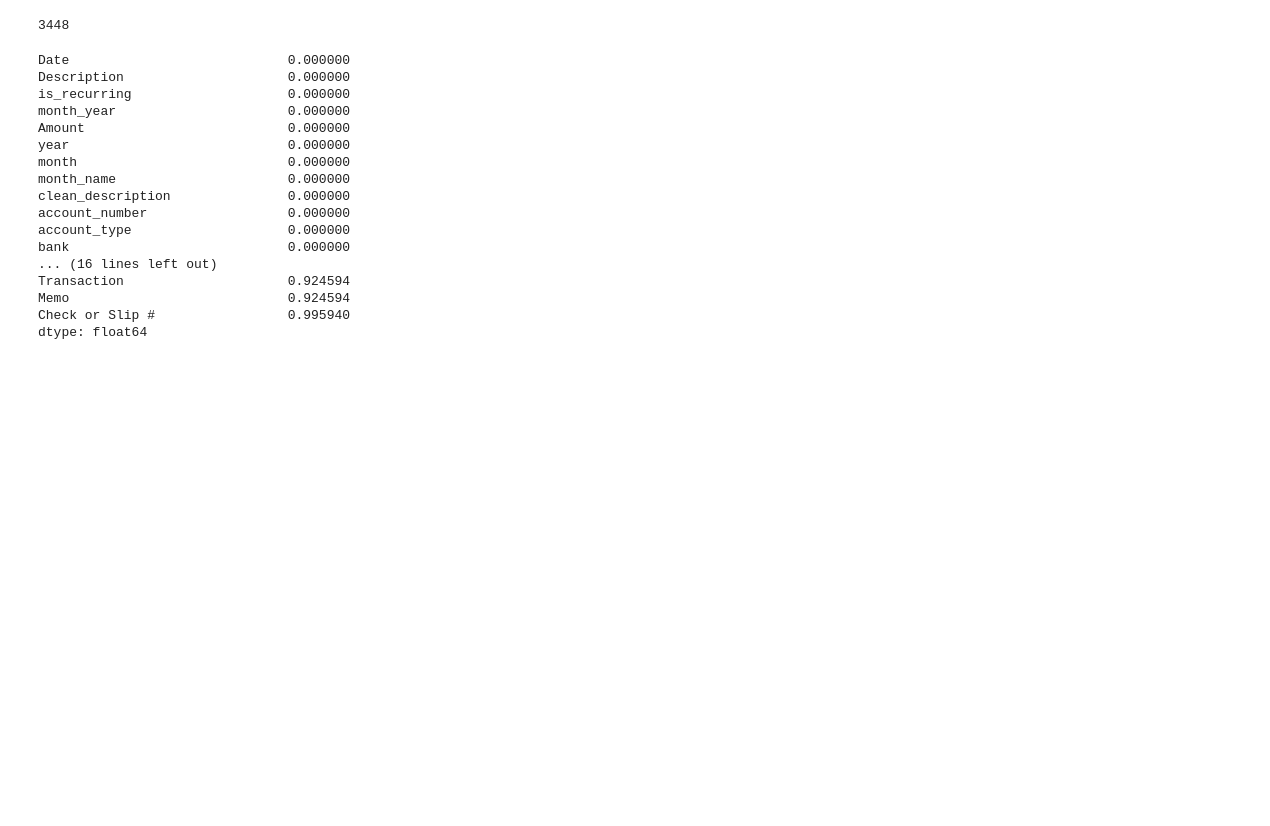
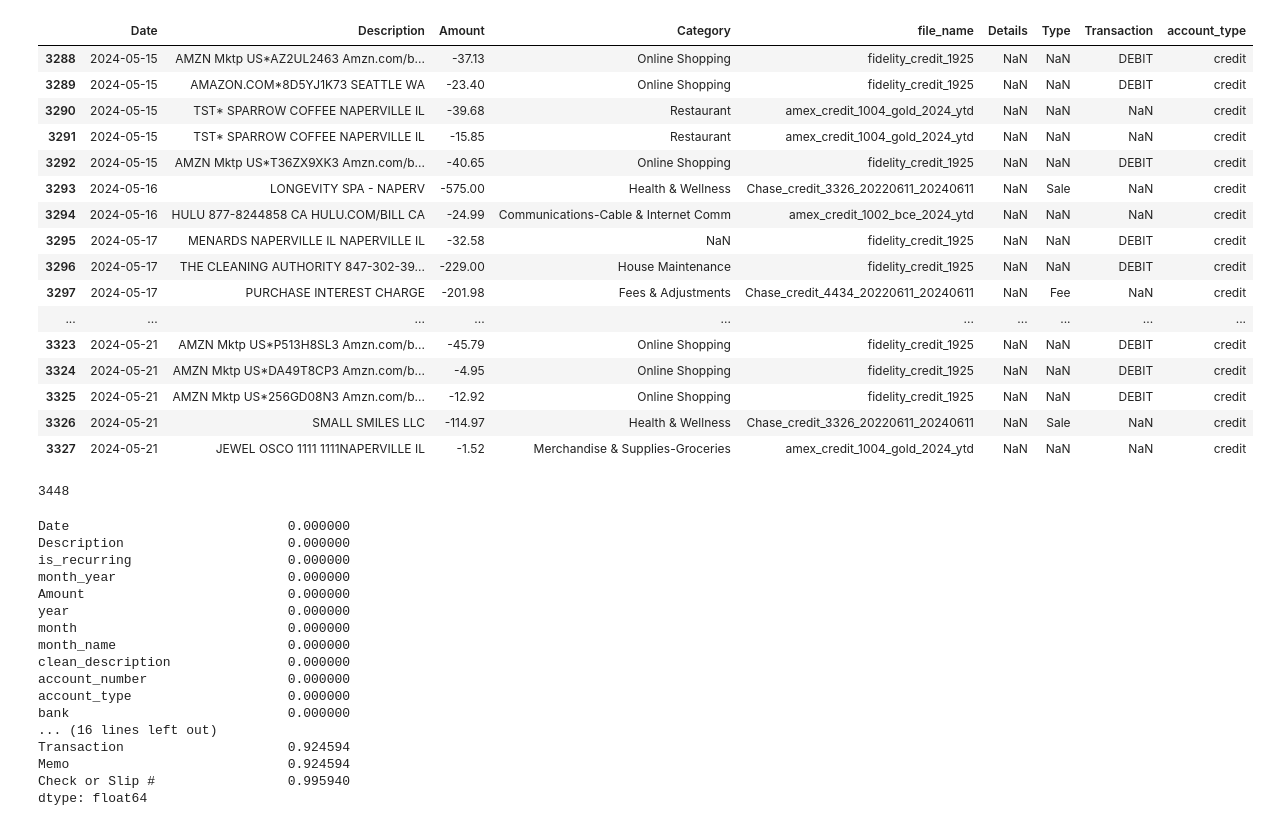
Before and after one commit to blombard24/financial-account-analysis, a Jupyter notebook: test_notebook.ipynb, the cells around one changed output. Cells and saved outputs as stored; diff of their text form; code cells hidden in the pictures; blank space fills up the shorter version.

```diff
--- a/test_notebook.ipynb
+++ b/test_notebook.ipynb
@@ -20,6 +20,27 @@ map_test(df)[:5]
 | Balance | 2834 | 2834 | 0.00 |
 | not_nulls | 0 | 0 | 0.00 |
 | is_recurring | 0 | 0 | 0.00 |
+# %%
+key_columns = ['Date','Description','Amount','Category','file_name','Details','Type','Transaction','account_type']
+df[df['month_year'] =='May-2024'][key_columns][80:120]
+# %% [output]
+|  | Date | Description | Amount | Category | file_name | Details | Type | Transaction | account_type |
+| 3288 | 2024-05-15 | AMZN Mktp US*AZ2UL2463 Amzn.com/b... | -37.13 | Online Shopping | fidelity_credit_1925 | NaN | NaN | DEBIT | credit |
+| 3289 | 2024-05-15 | AMAZON.COM*8D5YJ1K73 SEATTLE WA | -23.40 | Online Shopping | fidelity_credit_1925 | NaN | NaN | DEBIT | credit |
+| 3290 | 2024-05-15 | TST* SPARROW COFFEE NAPERVILLE IL | -39.68 | Restaurant | amex_credit_1004_gold_2024_ytd | NaN | NaN | NaN | credit |
+| 3291 | 2024-05-15 | TST* SPARROW COFFEE NAPERVILLE IL | -15.85 | Restaurant | amex_credit_1004_gold_2024_ytd | NaN | NaN | NaN | credit |
+| 3292 | 2024-05-15 | AMZN Mktp US*T36ZX9XK3 Amzn.com/b... | -40.65 | Online Shopping | fidelity_credit_1925 | NaN | NaN | DEBIT | credit |
+| 3293 | 2024-05-16 | LONGEVITY SPA - NAPERV | -575.00 | Health & Wellness | Chase_credit_3326_20220611_20240611 | NaN | Sale | NaN | credit |
+| 3294 | 2024-05-16 | HULU 877-8244858 CA HULU.COM/BILL CA | -24.99 | Communications-Cable & Internet Comm | amex_credit_1002_bce_2024_ytd | NaN | NaN | NaN | credit |
+| 3295 | 2024-05-17 | MENARDS NAPERVILLE IL NAPERVILLE IL | -32.58 | NaN | fidelity_credit_1925 | NaN | NaN | DEBIT | credit |
+| 3296 | 2024-05-17 | THE CLEANING AUTHORITY 847-302-39... | -229.00 | House Maintenance | fidelity_credit_1925 | NaN | NaN | DEBIT | credit |
+| 3297 | 2024-05-17 | PURCHASE INTEREST CHARGE | -201.98 | Fees & Adjustments | Chase_credit_4434_20220611_20240611 | NaN | Fee | NaN | credit |
+| ... | ... | ... | ... | ... | ... | ... | ... | ... | ... |
+| 3323 | 2024-05-21 | AMZN Mktp US*P513H8SL3 Amzn.com/b... | -45.79 | Online Shopping | fidelity_credit_1925 | NaN | NaN | DEBIT | credit |
+| 3324 | 2024-05-21 | AMZN Mktp US*DA49T8CP3 Amzn.com/b... | -4.95 | Online Shopping | fidelity_credit_1925 | NaN | NaN | DEBIT | credit |
+| 3325 | 2024-05-21 | AMZN Mktp US*256GD08N3 Amzn.com/b... | -12.92 | Online Shopping | fidelity_credit_1925 | NaN | NaN | DEBIT | credit |
+| 3326 | 2024-05-21 | SMALL SMILES LLC | -114.97 | Health & Wellness | Chase_credit_3326_20220611_20240611 | NaN | Sale | NaN | credit |
+| 3327 | 2024-05-21 | JEWEL OSCO 1111 1111NAPERVILLE IL | -1.52 | Merchandise & Supplies-Groceries | amex_credit_1004_gold_2024_ytd | NaN | NaN | NaN | credit |
 # %%
 df.shape[0]
 # %% [output]
```
Also changed, not shown: parts of 15 cells of this notebook, 1 other file.
